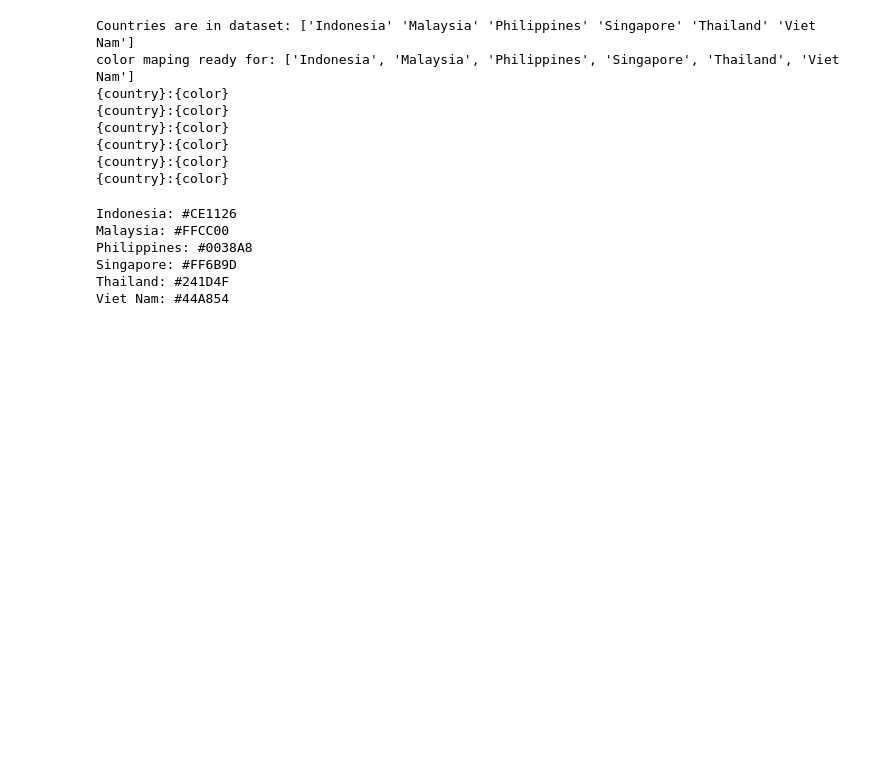
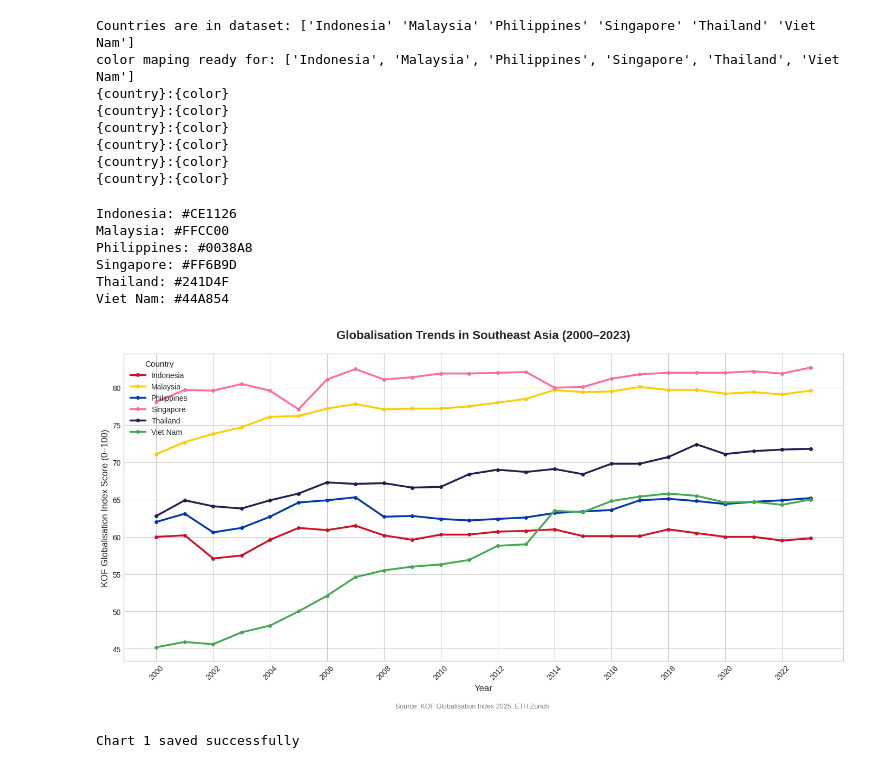
Before and after one commit to ansuman1981/SEA-Inequality-Research, a Jupyter notebook: SEA_Analysis.ipynb, the cells around one changed output. Saved outputs shown, nothing was run; the diff lists cells and outputs as text; code cells hidden in the pictures; blank space fills up the shorter version.

```diff
--- a/SEA_Analysis.ipynb
+++ b/SEA_Analysis.ipynb
@@ -78,3 +78,63 @@ Philippines: #0038A8
 Singapore: #FF6B9D
 Thailand: #241D4F
 Viet Nam: #44A854
+# %%
+# ============================================
+# CHART 1 — Globalisation Trends Over Time
+# Question: How did globalisation change across
+# 6 SEA countries from 2000 to 2023?
+# ============================================
+
+# Set the overall style of the chart — white background, clean grid
+plt.style.use('seaborn-v0_8-whitegrid')
+
+# Create the figure — sets the canvas size (width=14, height=7 inches)
+fig, ax = plt.subplots(figsize=(14, 7))
+
+# Loop through each country and plot its KOFGI line
+for country, color in country_colors.items():
+
+    # Filter dataframe to get only rows for this country
+    country_data = df[df['Country'] == country]
+
+    # Plot a line for this country
+    # x = Year, y = KOFGI score, color = flag color, linewidth = thickness
+    ax.plot(country_data['Year'],
+            country_data['KOFGI'],
+            color=color,
+            linewidth=2.5,
+            marker='o',        # Small dot at each data point
+            markersize=4,      # Size of the dot
+            label=country)     # Label used in legend
+
+# Add chart title and axis labels
+ax.set_title('Globalisation Trends in Southeast Asia (2000–2023)',
+             fontsize=16, fontweight='bold', pad=20)
+ax.set_xlabel('Year', fontsize=12)
+ax.set_ylabel('KOF Globalisation Index Score (0–100)', fontsize=12)
+
+# Set x-axis to show every 2 years
+ax.set_xticks(range(2000, 2024, 2))
+
+# Rotate x-axis labels so they don't overlap
+plt.xticks(rotation=45)
+
+# Add legend — shows which color = which country
+ax.legend(title='Country', fontsize=10, title_fontsize=11,
+          loc='upper left')
+
+# Add a note about the data source at the bottom
+fig.text(0.5, -0.02, 'Source: KOF Globalisation Index 2025, ETH Zurich',
+         ha='center', fontsize=9, color='gray')
+
+# Tight layout so nothing gets cut off
+plt.tight_layout()
+
+# Save the chart as a high resolution PNG file
+plt.savefig('chart1_globalisation_trends.png', dpi=300, bbox_inches='tight')
+
+# Display the chart in Colab
+plt.show()
+# %% [output]
+[figure, added]
+Chart 1 saved successfully
```
Also changed, not shown: parts of 1 cell of this notebook.
